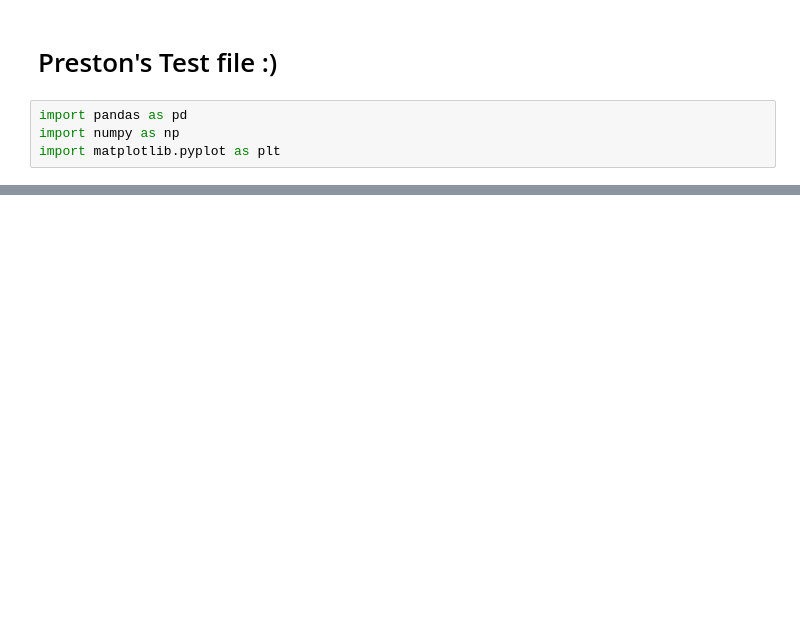
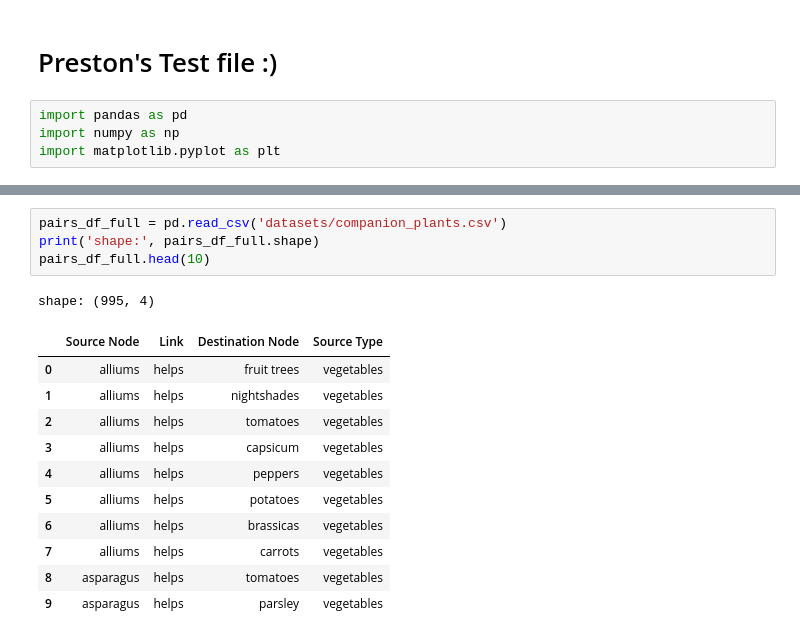
Before and after one commit to madisonmina/PlantIt-Hacksgiving2025, a Jupyter notebook: test.ipynb, the cells around one changed output, grey strips where cells are left out. Saved outputs shown, nothing was run; the diff lists cells and outputs as text; blank space fills up the shorter version.

```diff
--- a/test.ipynb
+++ b/test.ipynb
@@ -18,0 +122,17 @@ ValueError: Invalid file path or buffer object type: <class 'list'>
+# %%
+pairs_df_full = pd.read_csv('datasets/companion_plants.csv')
+print('shape:', pairs_df_full.shape)
+pairs_df_full.head(10)
+# %% [output]
+shape: (995, 4)
+|  | Source Node | Link | Destination Node | Source Type |
+| 0 | alliums | helps | fruit trees | vegetables |
+| 1 | alliums | helps | nightshades | vegetables |
+| 2 | alliums | helps | tomatoes | vegetables |
+| 3 | alliums | helps | capsicum | vegetables |
+| 4 | alliums | helps | peppers | vegetables |
+| 5 | alliums | helps | potatoes | vegetables |
+| 6 | alliums | helps | brassicas | vegetables |
+| 7 | alliums | helps | carrots | vegetables |
+| 8 | asparagus | helps | tomatoes | vegetables |
+| 9 | asparagus | helps | parsley | vegetables |
```
Also changed, not shown: parts of 19 cells of this notebook, 1 other file.
